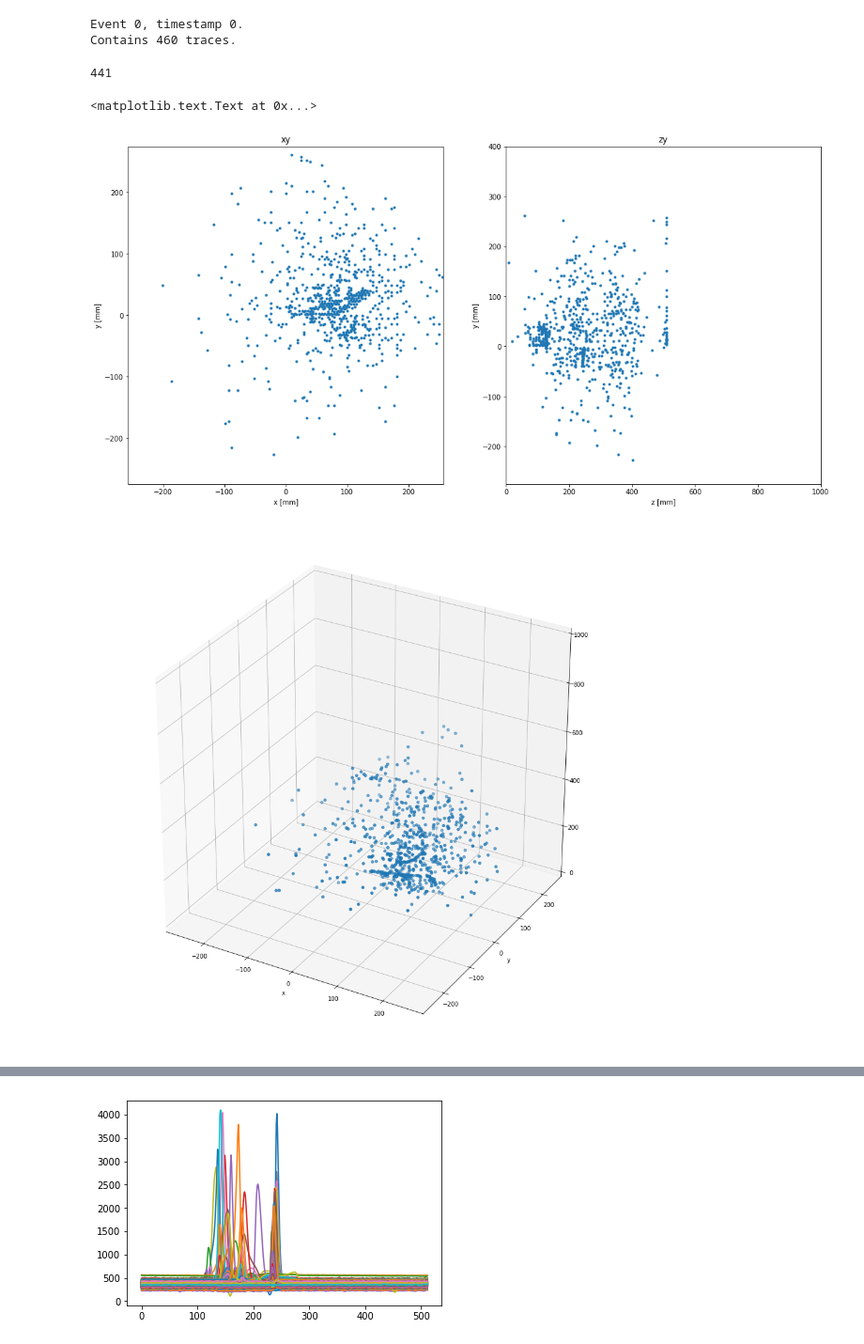
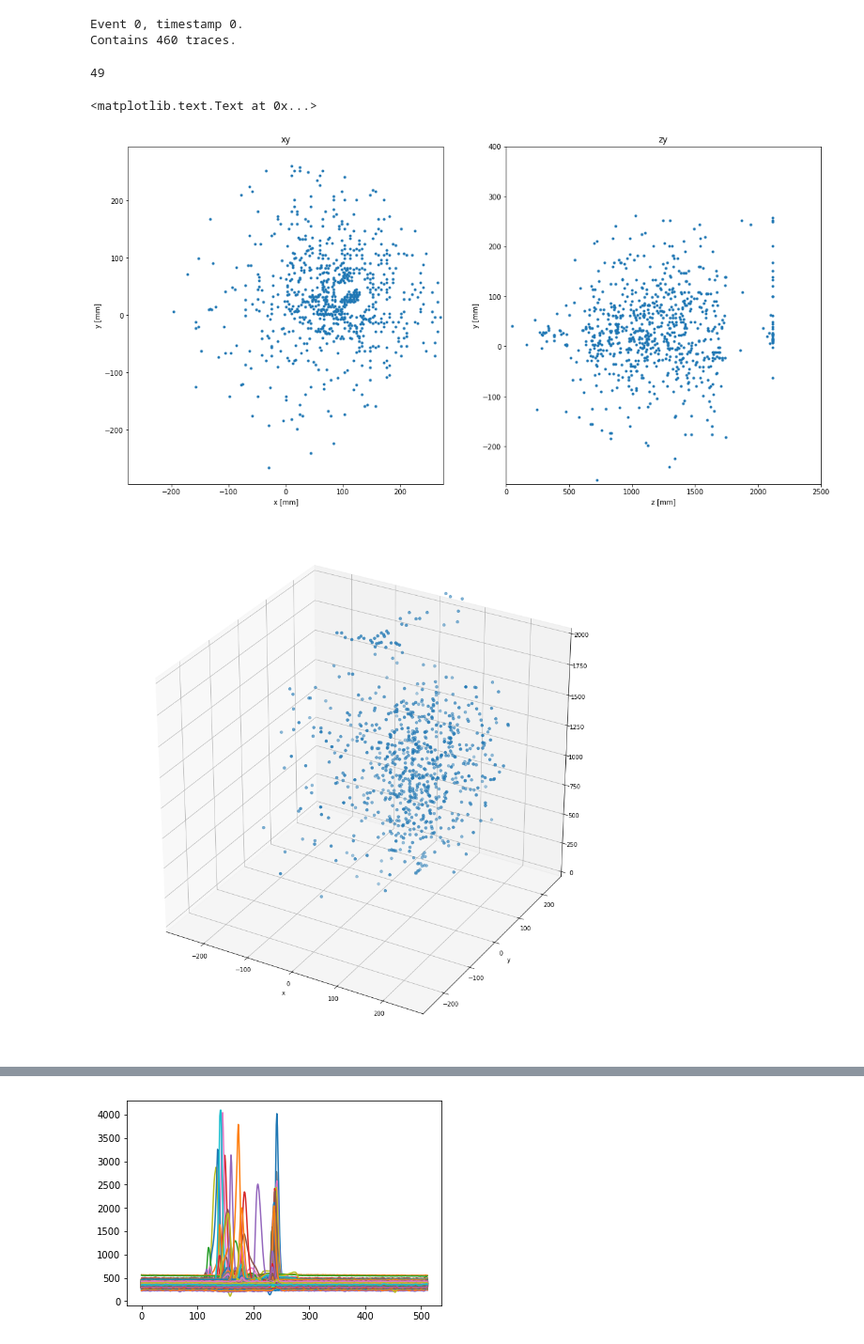
Before and after one commit to jtaylorz/attpc-event-classification, a Jupyter notebook: jupyter-notebooks/RealDataLabeling.ipynb, the cells around one changed output, grey strips where cells are left out. Shown: that part at 94% size. Cells and saved outputs as stored; diff of their text form; code cells hidden in the pictures.

```diff
--- a/jupyter-notebooks/RealDataLabeling.ipynb
+++ b/jupyter-notebooks/RealDataLabeling.ipynb
@@ -26,50 +26,50 @@ Contains 460 traces.
 i = 0
 # %%
 i += 1
-#i = 426
+#i = 46
 print(i)
 #specific event
 evt = file[i]
 
 #xyzs = evt.xyzs(peaks_only=True, drift_vel=np.array([-0.0603573, -0.55178666, -5.14005679]), clock=12.5, return_pads=True, baseline_correction=True, cg_times=True)
-#xyzs = evt.xyzs(peaks_only=True, drift_vel=5.2, clock=12.5, return_pads=True, baseline_correction=True, cg_times=True)
-xyzs = evt.xyzs(peaks_only=True, return_pads=True, baseline_correction=True, cg_times=True)
+xyzs = evt.xyzs(peaks_only=True, drift_vel=5.2, clock=12.5, return_pads=True, baseline_correction=True, cg_times=True)
+#xyzs = evt.xyzs(peaks_only=True, return_pads=True, baseline_correction=True, cg_times=True)
 
 fig, ax = plt.subplots(1, 2, figsize=(18, 9))
 
 ax[0].plot(xyzs[:,0], xyzs[:,1], '.')
 ax[0].axis('equal')
 
 ax[0].set_xlabel('x [mm]')
 ax[0].set_ylabel('y [mm]')
 ax[0].set_title('xy')
 ax[0].set_xlim((-275, 275))
 ax[0].set_ylim((-275, 275))
 #######################################################################################################################
 ax[1].plot(xyzs[:,2], xyzs[:,1], '.')
 #ax[1].axis('equal')
 
 ax[1].set_xlabel('z [mm]')
 ax[1].set_ylabel('y [mm]')
 ax[1].set_title('zy')
-ax[1].set_xlim((0, 1000))
+ax[1].set_xlim((0, 2500))
 ax[1].set_ylim((-275, 400))
 
 #plt.savefig('/home/taylor/Documents/plots/poster/preprocess_evt.pdf')
 fig2 = plt.figure(figsize=(16,16))
 ax2 = fig2.add_subplot(111, projection="3d")
 ax2.scatter(xyzs[:,0], xyzs[:,1], xyzs[:,2])
 ax2.axis('equal')
 ax2.set_xlim(-275., 275.)
 ax2.set_ylim(-275., 275.)
-ax2.set_zlim(0., 1000.)
+ax2.set_zlim(0., 2000.)
 ax2.set_xlabel('x')
 ax2.set_ylabel('y')
 # %% [output]
-441
+49
 <matplotlib.text.Text at 0x...>
-[figure, old version]
+[figure, new version]
-[figure, old version]
+[figure, new version]
 # %%
 #i = 125
 print(i)
```
Also changed, not shown: parts of 1 cell of this notebook, 6 other files.
